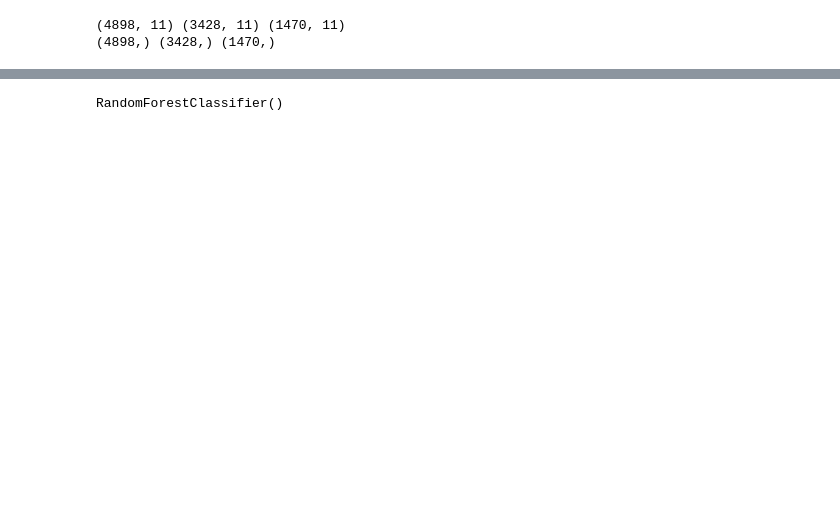
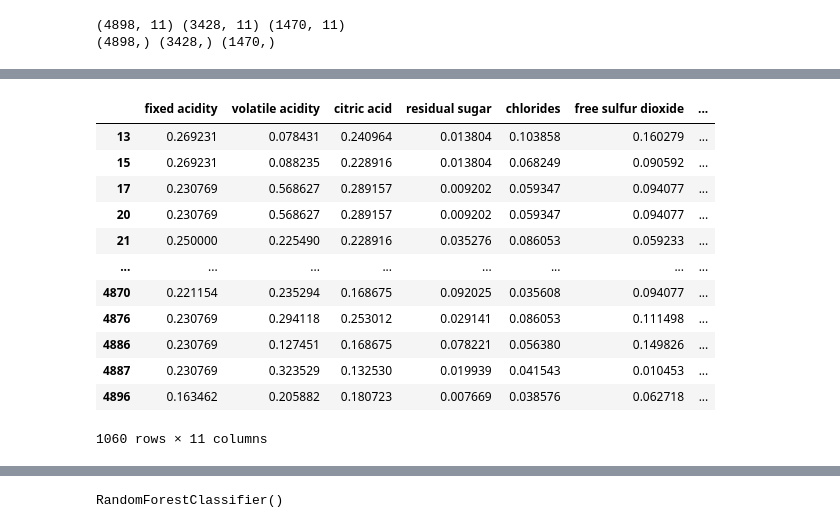
Before and after one commit to habibisaif/wine_prediction, a Jupyter notebook: prediction.ipynb, the cells around one changed output, grey strips where cells are left out. Cells and saved outputs as stored; diff of their text form; code cells hidden in the pictures; blank space fills up the shorter version.

```diff
--- a/prediction.ipynb
+++ b/prediction.ipynb
@@ -40,0 +34,3 @@ df.describe()
+# %%
+df['quality'] = df['quality'] /10
+df
@@ -81,0 +114,3 @@ print(Y.shape, Y_train.shape, Y_test.shape,)
+# %%
+df_norr = (df - df.min())/(df.max() - df.min())
+df_norr.describe()
@@ -81,0 +187,20 @@ print(Y.shape, Y_train.shape, Y_test.shape,)
+# %%
+dummy = df_norr['quality'] >= 0.6
+X_test2 = df_norr[dummy].drop(columns = ['quality'], axis =1)
+Y_test2 = df_norr[dummy]['quality'].apply(lambda y_value: 1)
+X_test2
+# logreg_norr.predict(X['quality'])
+# %% [output]
+|  | fixed acidity | volatile acidity | citric acid | residual sugar | chlorides | free sulfur dioxide | ... |
+| 13 | 0.269231 | 0.078431 | 0.240964 | 0.013804 | 0.103858 | 0.160279 | ... |
+| 15 | 0.269231 | 0.088235 | 0.228916 | 0.013804 | 0.068249 | 0.090592 | ... |
+| 17 | 0.230769 | 0.568627 | 0.289157 | 0.009202 | 0.059347 | 0.094077 | ... |
+| 20 | 0.230769 | 0.568627 | 0.289157 | 0.009202 | 0.059347 | 0.094077 | ... |
+| 21 | 0.250000 | 0.225490 | 0.228916 | 0.035276 | 0.086053 | 0.059233 | ... |
+| ... | ... | ... | ... | ... | ... | ... | ... |
+| 4870 | 0.221154 | 0.235294 | 0.168675 | 0.092025 | 0.035608 | 0.094077 | ... |
+| 4876 | 0.230769 | 0.294118 | 0.253012 | 0.029141 | 0.086053 | 0.111498 | ... |
+| 4886 | 0.230769 | 0.127451 | 0.168675 | 0.078221 | 0.056380 | 0.149826 | ... |
+| 4887 | 0.230769 | 0.323529 | 0.132530 | 0.019939 | 0.041543 | 0.010453 | ... |
+| 4896 | 0.163462 | 0.205882 | 0.180723 | 0.007669 | 0.038576 | 0.062718 | ... |
+1060 rows × 11 columns
```
Also changed, not shown: parts of 30 cells of this notebook.
